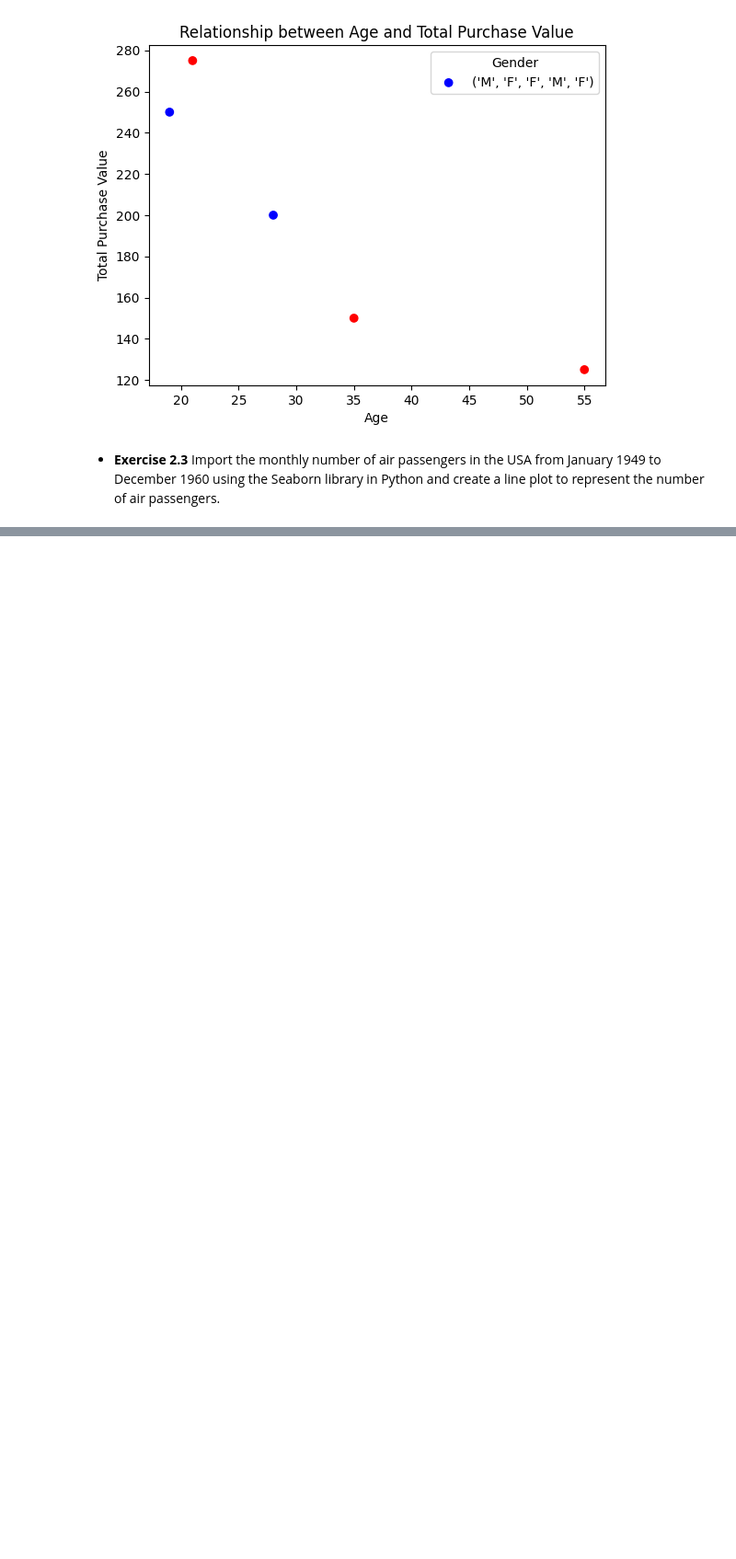
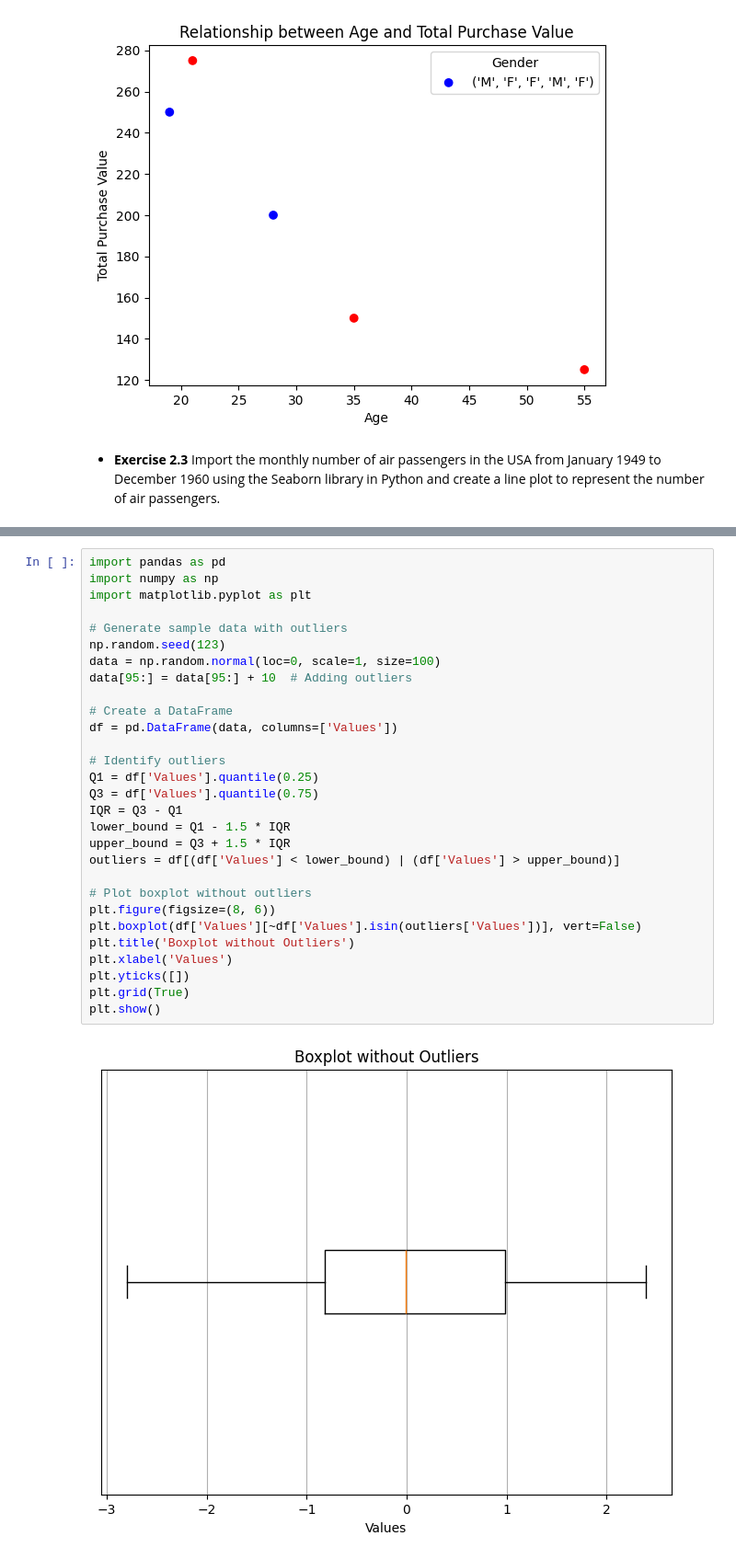
Before and after one commit to miguelcaldeiraa/Analysis-and-Prediction-of-Diamond-Prices, a Jupyter notebook: Data_Modeling.ipynb, the cells around one changed output, grey strips where cells are left out. Shown: that part at 92% size. Cells and saved outputs as stored; diff of their text form; blank space fills up the shorter version.

```diff
--- a/Data_Modeling.ipynb
+++ b/Data_Modeling.ipynb
@@ -539,0 +745,31 @@ plt.show()
+# %%
+import pandas as pd
+import numpy as np
+import matplotlib.pyplot as plt
+
+# Generate sample data with outliers
+np.random.seed(123)
+data = np.random.normal(loc=0, scale=1, size=100)
+data[95:] = data[95:] + 10  # Adding outliers
+
+# Create a DataFrame
+df = pd.DataFrame(data, columns=['Values'])
+
+# Identify outliers
+Q1 = df['Values'].quantile(0.25)
+Q3 = df['Values'].quantile(0.75)
+IQR = Q3 - Q1
+lower_bound = Q1 - 1.5 * IQR
+upper_bound = Q3 + 1.5 * IQR
+outliers = df[(df['Values'] < lower_bound) | (df['Values'] > upper_bound)]
+
+# Plot boxplot without outliers
+plt.figure(figsize=(8, 6))
+plt.boxplot(df['Values'][~df['Values'].isin(outliers['Values'])], vert=False)
+plt.title('Boxplot without Outliers')
+plt.xlabel('Values')
+plt.yticks([])
+plt.grid(True)
+plt.show()
+# %% [output]
+[figure, added]
```
Also changed, not shown: parts of 31 cells of this notebook.
